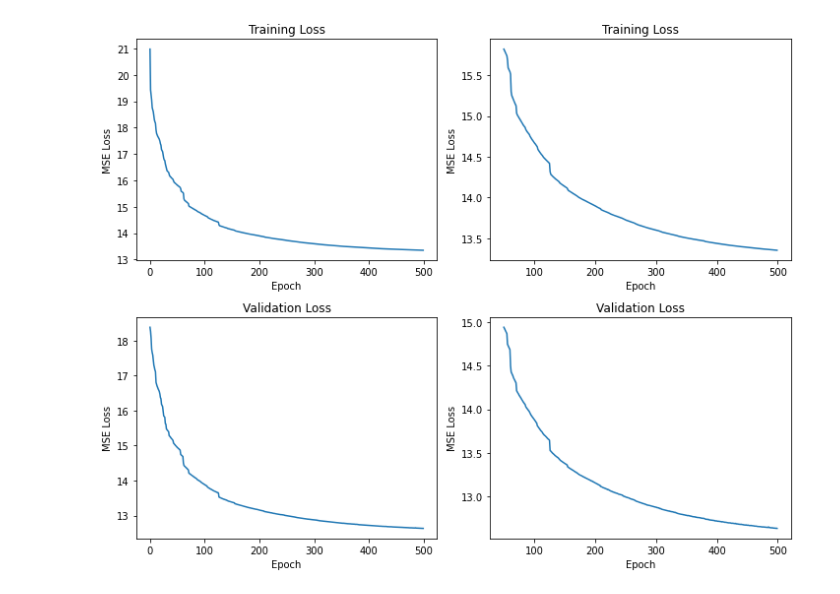
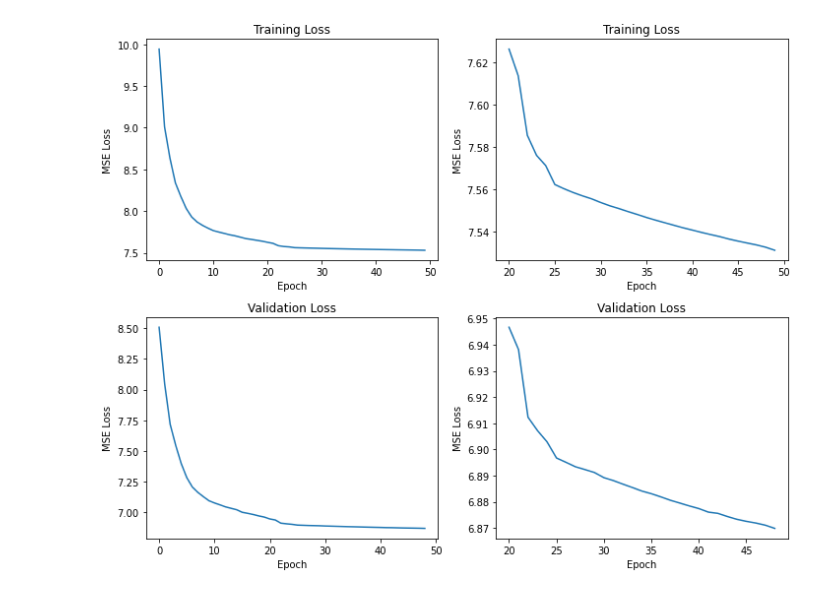
Before and after one commit to AndreOskarAndersen/bachelor_thesis, a Jupyter notebook: code/AE_train.ipynb, the cells around one changed output. Saved outputs shown, nothing was run; the diff lists cells and outputs as text; code cells hidden in the pictures.

```diff
--- a/code/AE_train.ipynb
+++ b/code/AE_train.ipynb
@@ -117,56 +47,56 @@ val_dataloader_all = DataLoader(val_dataset_all, batch_size = 1)
 # %%
-""" FITTING ON FULL SKELETONS """
+""" FITTING ON ALL SKELETONS """
 
 torch.cuda.empty_cache()
-#train_losses = []
-#val_losses = []
+train_losses = []
+val_losses = []
 
 for epoch in tqdm(range(NUM_EPOCHS), desc = "EPOCH"):
     AE.train()
     print("Epoch:", epoch)
-    train_losses.append(0)
-    for x in train_dataloader_full:
+    train_losses = np.append(train_losses, 0)
+    for x in tqdm(train_dataloader_all, desc = "TRAINING", leave = False, total = len(train_dataloader_all)):
 
         # Prework
         x = x.to(device, dtype = torch.float)
 
         # Prediction
-        _, decoded = AE(x)
+        pred = AE(x, add_noise = True)
 
         # Backpropegation
         optimizer.zero_grad()
 
         # Train loss
-        train_loss = criterion(decoded, x)
+        train_loss = criterion(pred, x)
         train_losses[-1] += train_loss.item()
 
         # Backpropegation
         train_loss.backward()
         optimizer.step()
 
-    train_losses[-1] /= len(train_dataloader_full)
+    train_losses[-1] /= len(train_dataloader_all)
     print("     Train loss:", train_losses[-1])
 
     # Validation
     with torch.no_grad():
         AE.eval()
-        val_losses.append(0)
+        val_losses = np.append(val_losses, 0)
         #for x_val in tqdm(X_val, desc = "Validation", leave = False):
-        for x_val in val_dataloader_full:
+        for x_val in tqdm(val_dataloader_all, desc = "VALIDATING", leave = False, total = len(val_dataloader_all)):
 
             # Prework
             x_val = x_val.to(device, dtype = torch.float)
 
             # Prediction
-            _, decoded = AE(x_val, add_noise = False)
+            pred = AE(x_val, add_noise = False)
 
             # Validation loss
-            val_loss = criterion(decoded, x_val)
+            val_loss = criterion(pred, x_val)
             val_losses[-1] += val_loss.item()
 
-    val_losses[-1] /= len(val_dataloader_full)
+    val_losses[-1] /= len(val_dataloader_all)
 
-    scheduler.step(val_losses[-1])
+    scheduler.step()
 
     print("     Validation loss:", val_losses[-1])
 # %% [output]
@@ -190,29 +120,30 @@ Epoch: 149
 # %%
 fig, axs = plt.subplots(2, 2, figsize = (10, 8))
-n = 50
+n = 20
 
-axs[0, 0].plot(np.arange(0, len(train_losses)), train_losses)
+axs[0, 0].plot(np.arange(0, len(train_losses[:-2])), train_losses[:-2])
 axs[0, 0].set_ylabel("MSE Loss")
 axs[0, 0].set_xlabel("Epoch")
 axs[0, 0].set_title("Training Loss")
 
-axs[0, 1].plot(np.arange(n, len(train_losses)), train_losses[n:])
+axs[0, 1].plot(np.arange(n, len(train_losses[:-2])), train_losses[:-2][n:])
 axs[0, 1].set_ylabel("MSE Loss")
 axs[0, 1].set_xlabel("Epoch")
 axs[0, 1].set_title("Training Loss")
 
-axs[1, 0].plot(np.arange(0, len(val_losses)), val_losses)
+axs[1, 0].plot(np.arange(0, len(val_losses[:-2])), val_losses[:-2])
 axs[1, 0].set_ylabel("MSE Loss")
 axs[1, 0].set_xlabel("Epoch")
 axs[1, 0].set_title("Validation Loss")
 
-axs[1, 1].plot(np.arange(n, len(val_losses)), val_losses[n:])
+axs[1, 1].plot(np.arange(n, len(val_losses[:-2])), val_losses[:-2][n:])
 axs[1, 1].set_ylabel("MSE Loss")
 axs[1, 1].set_xlabel("Epoch")
 axs[1, 1].set_title("Validation Loss")
 
 plt.tight_layout()
+#plt.savefig("C:/Users/André/OneDrive 2/OneDrive/Skrivebord/AE_evolution_all.png")
 plt.show()
 # %% [output]
-[figure, old version]
+[figure, new version]
 # %%
```
Also changed, not shown: parts of 14 cells of this notebook, 9 other files.
